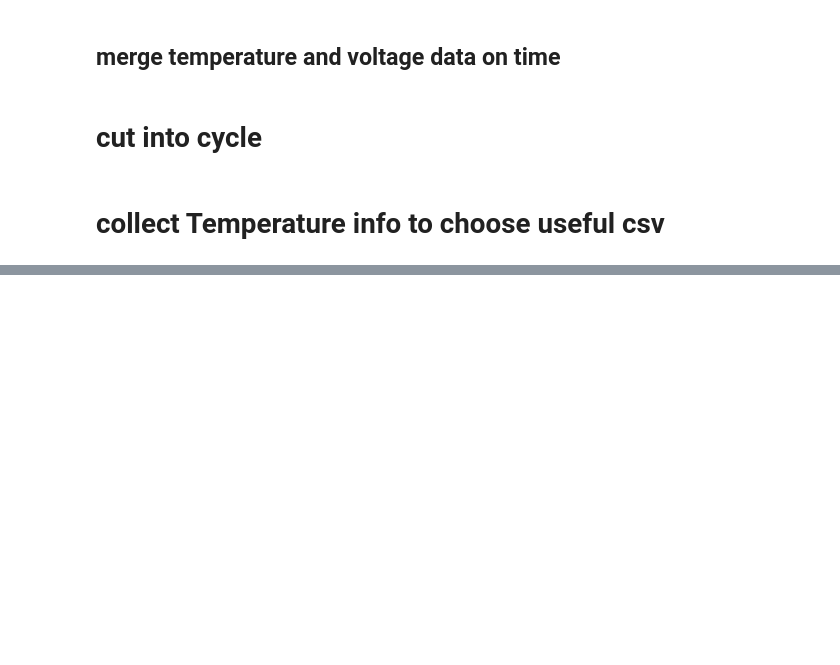
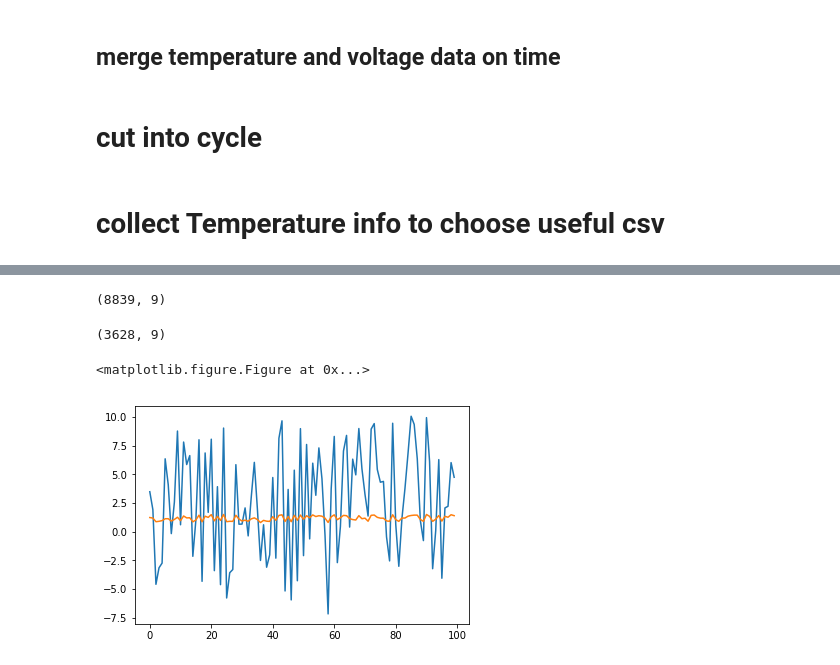
Before and after one commit to gejianwnen/Exp3, a Jupyter notebook: baseline_phase1.ipynb, the cells around one changed output, grey strips where cells are left out. Cells and saved outputs as stored; diff of their text form; code cells hidden in the pictures; blank space fills up the shorter version.

Commit message:
phase 1 preprocess finish

```diff
--- a/baseline_phase1.ipynb
+++ b/baseline_phase1.ipynb
@@ -394,17 +463,39 @@ df.head()
 # %%
-temp1 = 160
-def choose_data_by_Tj(df, Tj , span = 2):
+# choose by Tj
+df = pd.read_csv("./temp/phase1_useful_T_U_I.csv")
+def choose_data_by_Tj(df, Tj , span = 1):
     df = df.loc[df.Tj_IGBT3_1.values> Tj-span, :]
     df = df.loc[df.Tj_IGBT3_1.values< Tj+span, :]
     return df
 
-df_t = choose_data_by_Tj(df, temp1, 1)
+for Tj in [90,100,110,120,130,140,150,170]:
+    df_t = choose_data_by_Tj(df, Tj, 1)
+    df_t.to_csv("./temp/phase1_"+str(Tj)+"_T_U_I.csv")
+
 print(df_t.shape)
 # df_t.head()
-plt.clf()
-plt.figure()
-plt.plot(df_t.Uce.values)
-plt.show()
+# %% [output]
+(8839, 9)
+# %%
+# choose by Ic
+I = 34.3
+span = 0.01
+df_t = df.loc[df.Ic.values> I-span, :]
+df_t = df_t.loc[df_t.Ic.values< I+span, :]
+df_t.to_csv("./temp/phase1_I"+str(I)+"_T_U_I.csv")
+# %%
+# df_t = df_t.loc[df_t.Ic.values>34,:]
+# df_t = df_t.loc[df_t.Uce.values>6.25,:]
+print(df_t.shape)
+plt.clf()
+plt.figure()
+plt.plot(df_t.Tj_IGBT3_1.values[-100:]-160)
+plt.plot(df_t.Uce.values[-100:]-6)
+plt.show()
+# %% [output]
+(3628, 9)
+<matplotlib.figure.Figure at 0x...>
+[figure, added]
 # %%
 plt.clf()
 plt.figure()
```
Also changed, not shown: parts of 20 cells of this notebook, 4 other files.
